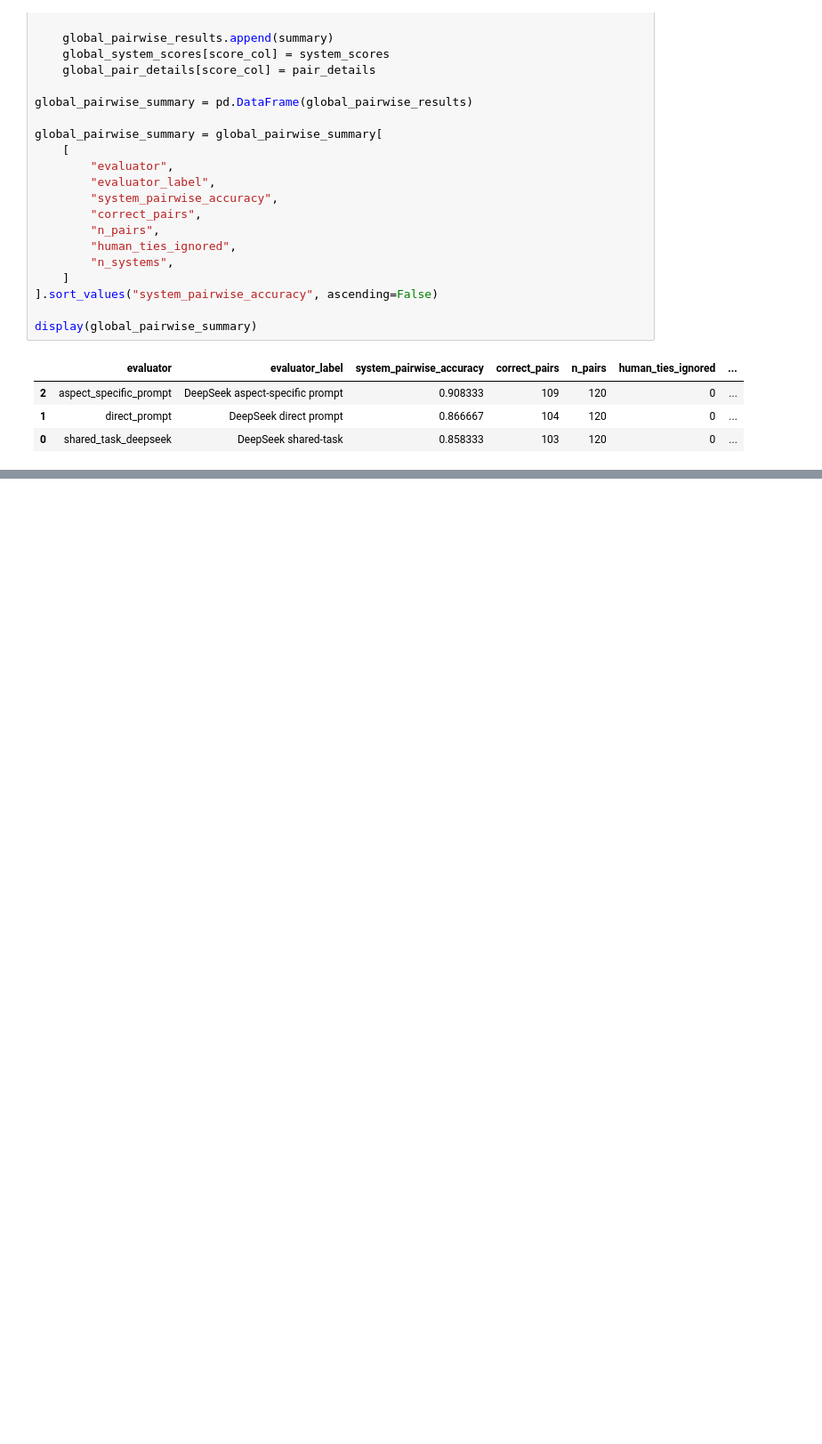
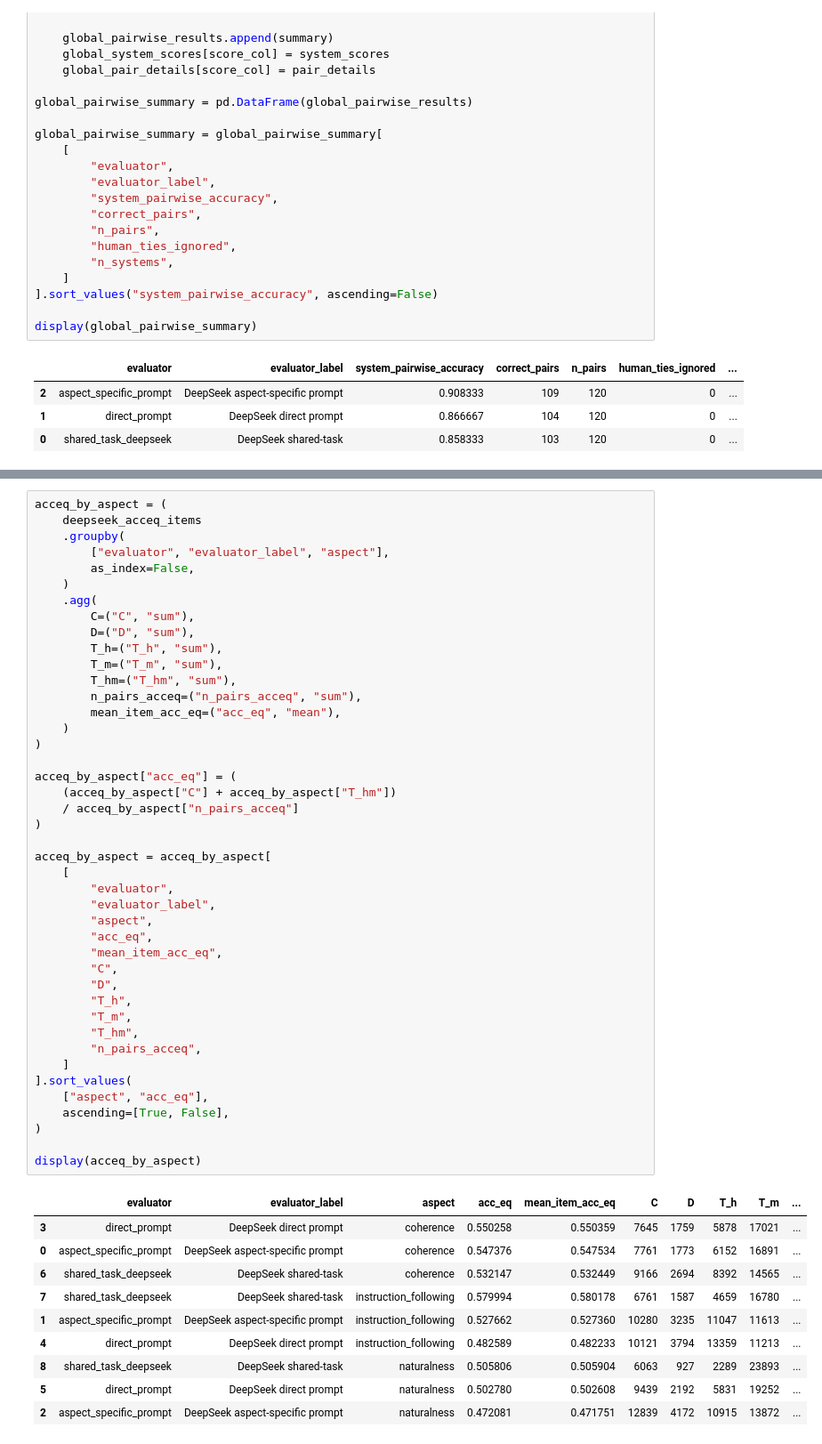
Before and after one commit to NhAnh278/llm-as-a-judge-praktikum, a Jupyter notebook: notebooks/Nhat_Anh_Hoang_analysis.ipynb, the cells around one changed output, grey strips where cells are left out. Shown at 89% size. Cells and saved outputs as stored; diff of their text form; blank space fills up the shorter version.

Commit message:
group-by-item acc_eq for deepseekv3

```diff
--- a/notebooks/Nhat_Anh_Hoang_analysis.ipynb
+++ b/notebooks/Nhat_Anh_Hoang_analysis.ipynb
@@ -4578,3 +4543,57 @@ display(global_pairwise_by_aspect)
 | 5 | direct_prompt | DeepSeek direct prompt | naturalness | 0.841667 | 101 | 120 | 0 | ... |
 | 8 | aspect_specific_prompt | DeepSeek aspect-specific prompt | naturalness | 0.816667 | 98 | 120 | 0 | ... |
 | 2 | shared_task_deepseek | DeepSeek shared-task | naturalness | 0.791667 | 95 | 120 | 0 | ... |
+# %%
+acceq_by_aspect = (
+    deepseek_acceq_items
+    .groupby(
+        ["evaluator", "evaluator_label", "aspect"],
+        as_index=False,
+    )
+    .agg(
+        C=("C", "sum"),
+        D=("D", "sum"),
+        T_h=("T_h", "sum"),
+        T_m=("T_m", "sum"),
+        T_hm=("T_hm", "sum"),
+        n_pairs_acceq=("n_pairs_acceq", "sum"),
+        mean_item_acc_eq=("acc_eq", "mean"),
+    )
+)
+
+acceq_by_aspect["acc_eq"] = (
+    (acceq_by_aspect["C"] + acceq_by_aspect["T_hm"])
+    / acceq_by_aspect["n_pairs_acceq"]
+)
+
+acceq_by_aspect = acceq_by_aspect[
+    [
+        "evaluator",
+        "evaluator_label",
+        "aspect",
+        "acc_eq",
+        "mean_item_acc_eq",
+        "C",
+        "D",
+        "T_h",
+        "T_m",
+        "T_hm",
+        "n_pairs_acceq",
+    ]
+].sort_values(
+    ["aspect", "acc_eq"],
+    ascending=[True, False],
+)
+
+display(acceq_by_aspect)
+# %% [output]
+|  | evaluator | evaluator_label | aspect | acc_eq | mean_item_acc_eq | C | D | T_h | T_m | ... |
+| 3 | direct_prompt | DeepSeek direct prompt | coherence | 0.550258 | 0.550359 | 7645 | 1759 | 5878 | 17021 | ... |
+| 0 | aspect_specific_prompt | DeepSeek aspect-specific prompt | coherence | 0.547376 | 0.547534 | 7761 | 1773 | 6152 | 16891 | ... |
+| 6 | shared_task_deepseek | DeepSeek shared-task | coherence | 0.532147 | 0.532449 | 9166 | 2694 | 8392 | 14565 | ... |
+| 7 | shared_task_deepseek | DeepSeek shared-task | instruction_following | 0.579994 | 0.580178 | 6761 | 1587 | 4659 | 16780 | ... |
+| 1 | aspect_specific_prompt | DeepSeek aspect-specific prompt | instruction_following | 0.527662 | 0.527360 | 10280 | 3235 | 11047 | 11613 | ... |
+| 4 | direct_prompt | DeepSeek direct prompt | instruction_following | 0.482589 | 0.482233 | 10121 | 3794 | 13359 | 11213 | ... |
+| 8 | shared_task_deepseek | DeepSeek shared-task | naturalness | 0.505806 | 0.505904 | 6063 | 927 | 2289 | 23893 | ... |
+| 5 | direct_prompt | DeepSeek direct prompt | naturalness | 0.502780 | 0.502608 | 9439 | 2192 | 5831 | 19252 | ... |
+| 2 | aspect_specific_prompt | DeepSeek aspect-specific prompt | naturalness | 0.472081 | 0.471751 | 12839 | 4172 | 10915 | 13872 | ... |
```
Also changed, not shown: parts of 10 cells of this notebook.
